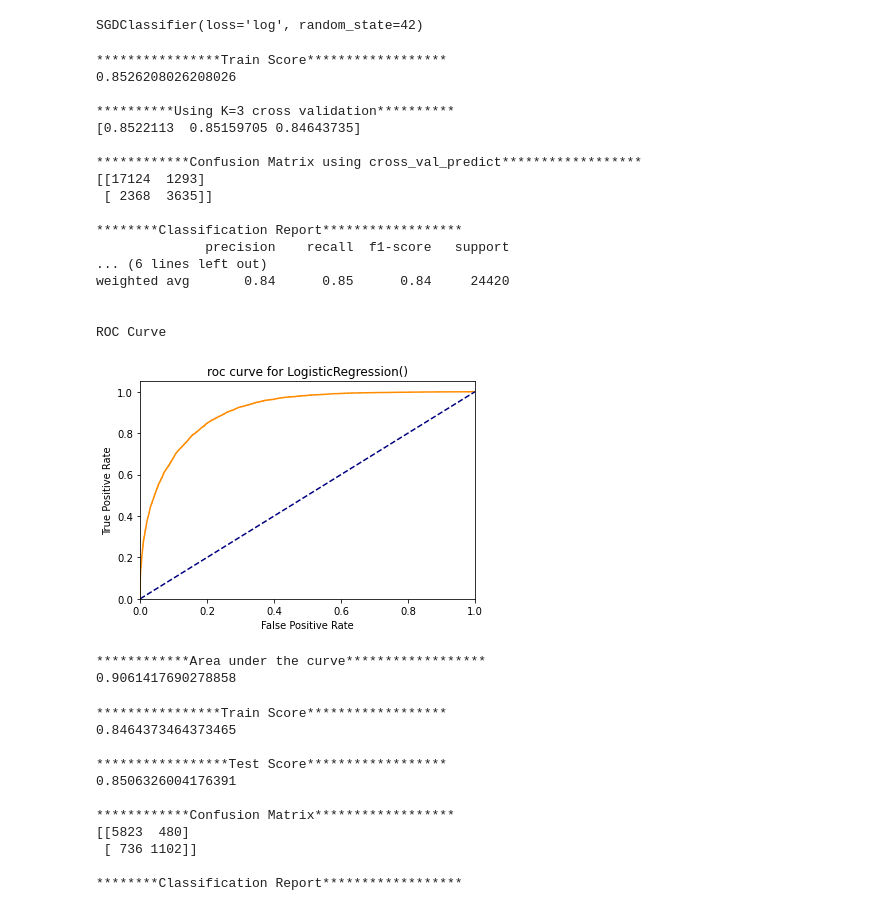
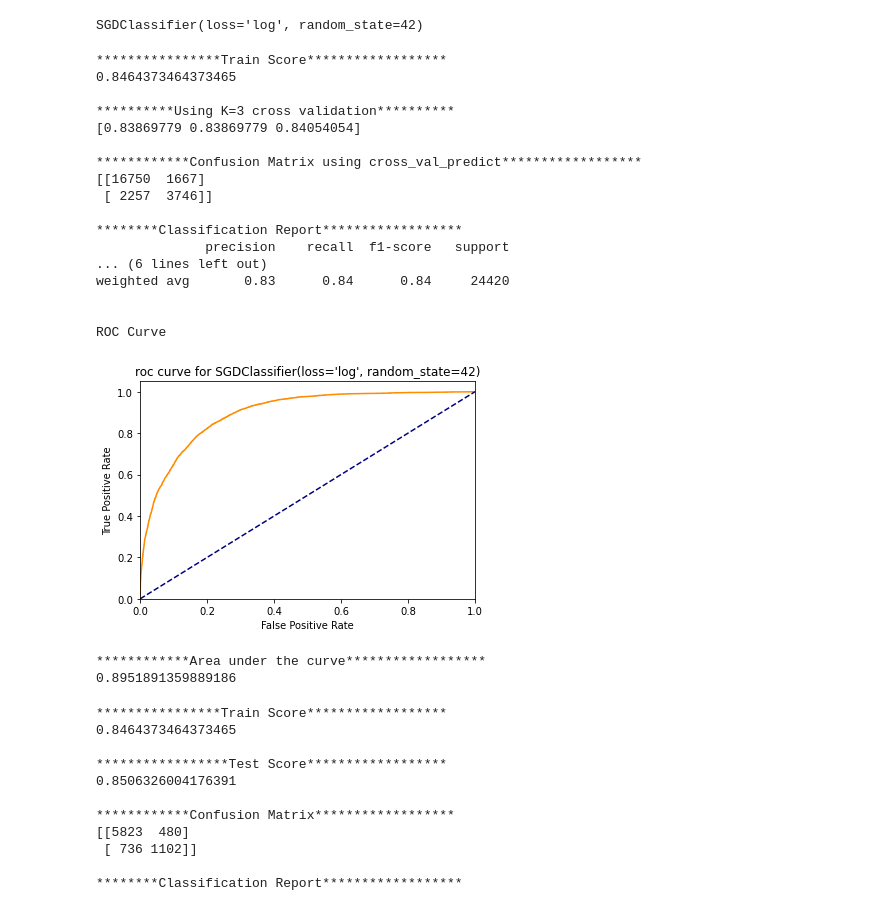
Before and after one commit to pandeysudip/income-prediction, a Jupyter notebook: Model_building.ipynb, the cells around one changed output. Saved outputs shown, nothing was run; the diff lists cells and outputs as text; code cells hidden in the pictures.

```diff
--- a/Model_building.ipynb
+++ b/Model_building.ipynb
@@ -263,28 +267,28 @@ sgd_clf.fit(X_train_scaled, y_train)
 SGDClassifier(loss='log', random_state=42)
 # %%
 #score for logistic regression using only training data
-train_score(lr)
+train_score(sgd_clf)
 # %% [output]
 ****************Train Score******************
-0.8526208026208026
+0.8464373464373465
 
 **********Using K=3 cross validation**********
-[0.8522113  0.85159705 0.84643735]
+[0.83869779 0.83869779 0.84054054]
 
 ************Confusion Matrix using cross_val_predict******************
-[[17124  1293]
- [ 2368  3635]]
+[[16750  1667]
+ [ 2257  3746]]
 
 ********Classification Report******************
               precision    recall  f1-score   support
 ... (6 lines left out)
-weighted avg       0.84      0.85      0.84     24420
+weighted avg       0.83      0.84      0.84     24420
 
 
 ROC Curve
-[figure, old version]
+[figure, new version]
 ************Area under the curve******************
-0.9061417690278858
+0.8951891359889186
 # %%
 #score for sgd classifier using  training and test data
 test_score(sgd_clf)
```
Also changed, not shown: parts of 20 cells of this notebook.
